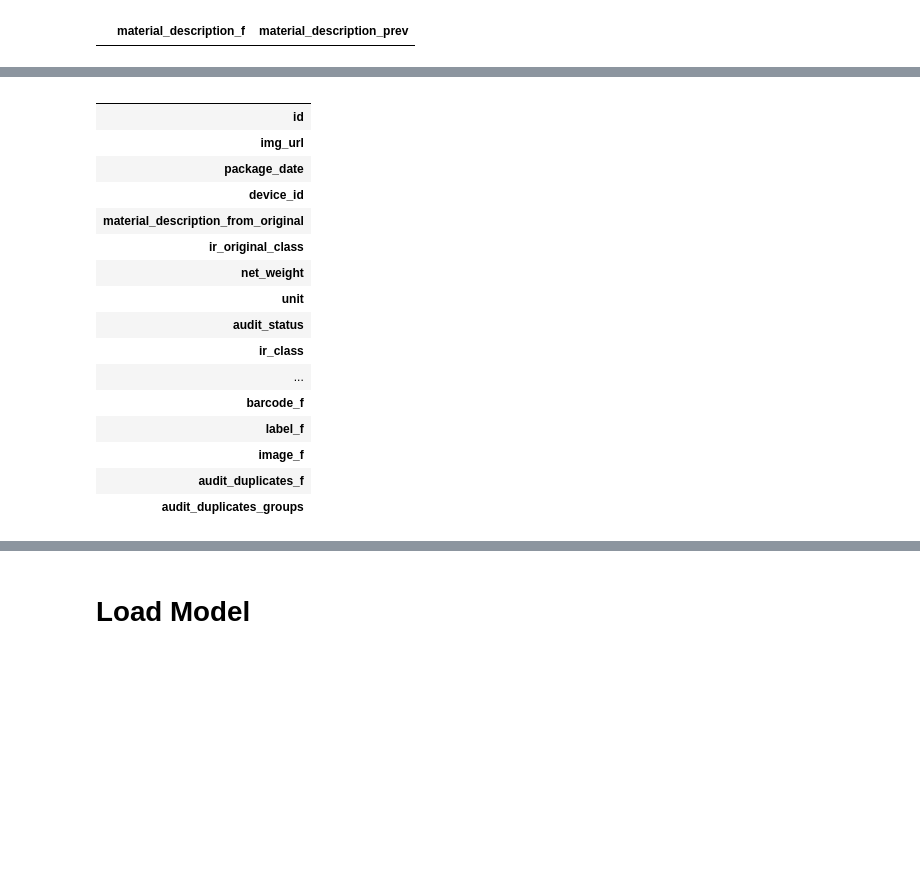
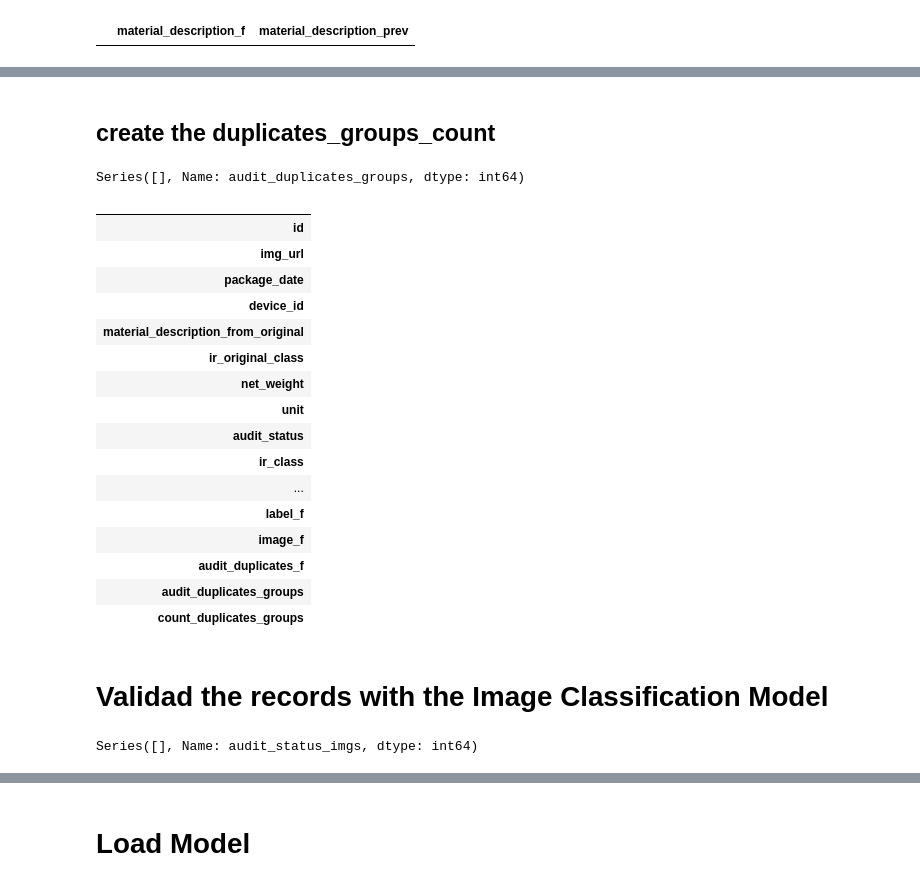
Before and after one commit to JavierMedel/AI-Projects, a Jupyter notebook: Baler Classification Model-Script.ipynb, the cells around one changed output, grey strips where cells are left out. Saved outputs shown, nothing was run; the diff lists cells and outputs as text; code cells hidden in the pictures; blank space fills up the shorter version.

```diff
--- a/Baler Classification Model-Script.ipynb
+++ b/Baler Classification Model-Script.ipynb
@@ -85,7 +92,7 @@ def material_description(material):
         return 'BALED FILM'
 
     else:
-        return 'BALED EMPTY'
+        return 'BALED OTHER'
 # %%
 df['material_description_f'] = df['material_description_from_original'].astype(str).str.upper().apply(material_description)
 # %%
@@ -199,20 +182,29 @@ df[df['device_id'] == 'd0e3f2d5-e865-40f4-897e-9b517bd394a6'].T
-# %%
-df[df['device_id'] == '9fb44f7b-c0db-495d-b99a-77850eb4d385'].T
-# %% [output]
-|  |
-| id |
-| img_url |
-| package_date |
-| device_id |
-| material_description_from_original |
-| ir_original_class |
-| net_weight |
-| unit |
-| audit_status |
-| ir_class |
-| ... |
-| barcode_f |
-| label_f |
-| image_f |
-| audit_duplicates_f |
-| audit_duplicates_groups |
+# %% [markdown]
+## create the duplicates_groups_count
+# %%
+df['audit_duplicates_groups'].value_counts()
+# %% [output]
+Series([], Name: audit_duplicates_groups, dtype: int64)
+# %%
+df['count_duplicates_groups'] = df.groupby(by=['device_id'])['audit_duplicates_groups'].cumcount().mask(df['audit_duplicates_groups'] == 0, 1)
+df[df['device_id'] == 'a6fe2bcc-c031-439b-a89a-604b3e979aa8'].T
+# %% [output]
+|  |
+| id |
+| img_url |
+| package_date |
+| device_id |
+| material_description_from_original |
+| ir_original_class |
+| net_weight |
+| unit |
+| audit_status |
+| ir_class |
+| ... |
+| label_f |
+| image_f |
+| audit_duplicates_f |
+| audit_duplicates_groups |
+| count_duplicates_groups |
+# %% [markdown]
+# Validad the records with the Image Classification Model
@@ -218,0 +213,5 @@ df[df['device_id'] == '9fb44f7b-c0db-495d-b99a-77850eb4d385'].T
+# %%
+df['audit_status_imgs'] = np.where(df['ir_class'] != df['material_description_f'], 'R', 'A')
+df['audit_status_imgs'].value_counts()
+# %% [output]
+Series([], Name: audit_status_imgs, dtype: int64)
```
Also changed, not shown: parts of 49 cells of this notebook.
